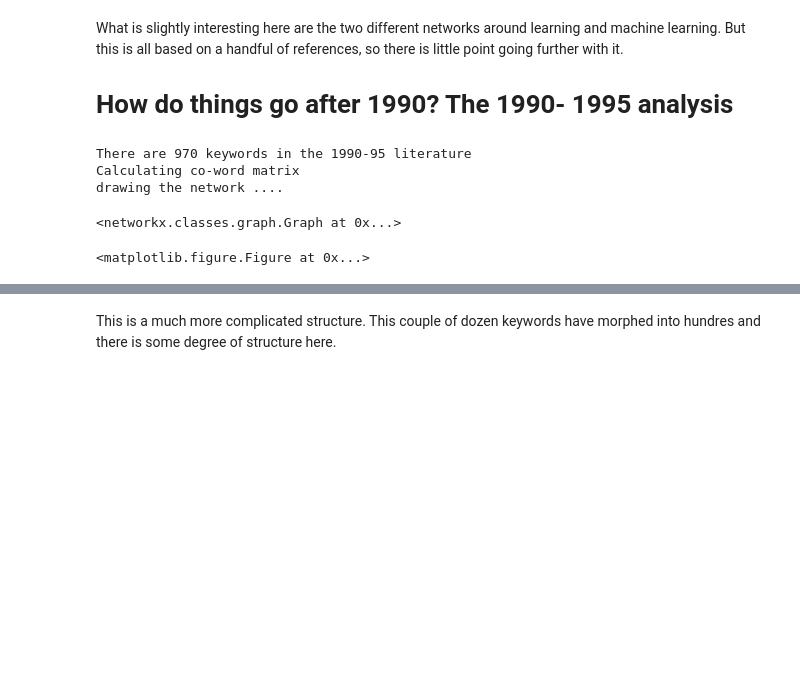
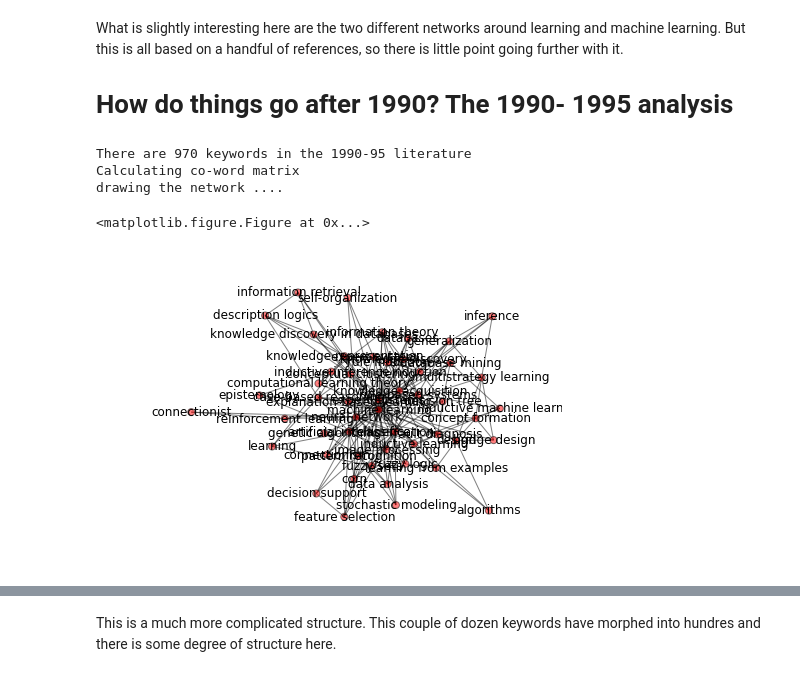
Before and after one commit to datapractice/machinelearners, a Jupyter notebook: ml_lit/ml_coword_analysis.ipynb, the cells around one changed output, grey strips where cells are left out. Cells and saved outputs as stored; diff of their text form; code cells hidden in the pictures; blank space fills up the shorter version.

Commit message:
bugfixes on code for graphs

```diff
--- a/ml_lit/ml_coword_analysis.ipynb
+++ b/ml_lit/ml_coword_analysis.ipynb
@@ -173,11 +172,20 @@ What is slightly interesting here are the two different networks around learning
 # %%
 df_pre2 = df[(df.PY <= 1995) & (df.PY >1990)]
 keys_90_95 = ml.keyword_counts(df_pre2)
+fig = plt.gcf()
 print('There are %s keywords in the 1990-95 literature' % len(keys_90_95))
-ml.draw_network_by_years(df, 1990,1995, True, 12)
+net = ml.draw_network_by_years(df, 1990,1995, True, 12)
 # %% [output]
 There are 970 keywords in the 1990-95 literature
 Calculating co-word matrix
 drawing the network ....
-<networkx.classes.graph.Graph at 0x...>
+<matplotlib.figure.Figure at 0x...>
-<matplotlib.figure.Figure at 0x...>
+# %%
+coword_net = net
+pos = nx.spring_layout(coword_net)
+labels = nx.get_node_attributes(coword_net, 'keyword')
+nx.draw(coword_net, pos=pos, alpha=0.5,
+        node_size=50,
+        with_labels=True, labels=labels)
+# %% [output]
+[figure, added]
```
Also changed, not shown: parts of 4 cells of this notebook, 2 other files.
